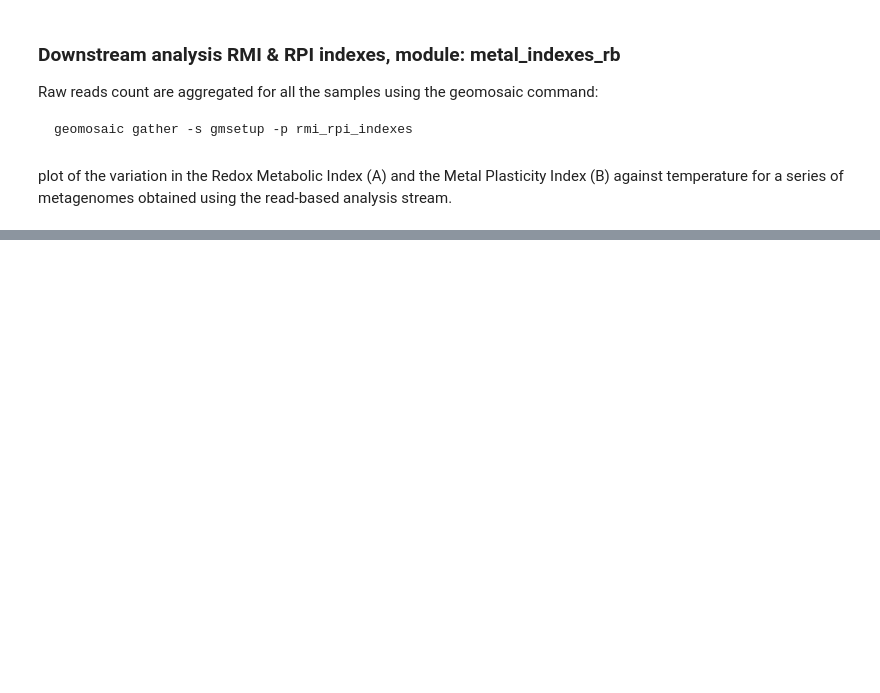
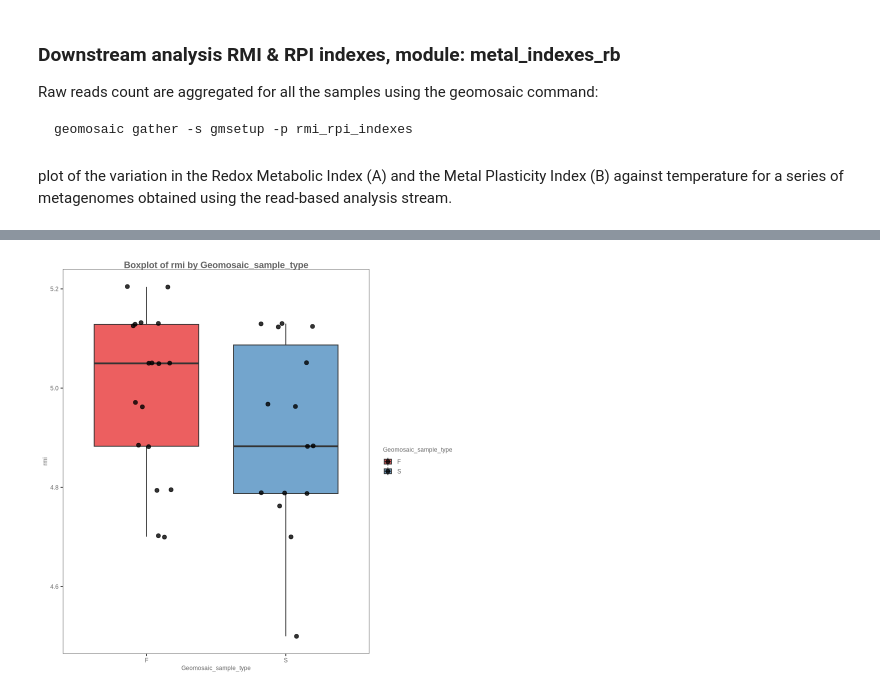
Before and after one commit to EdoT99/geomosaic_cookbook, a Jupyter notebook: notebooks/geomosaic_rmi-rpi-indexes.ipynb, the cells around one changed output, grey strips where cells are left out. Drawn from its saved outputs; the diff is of its cells as text; code cells hidden in the pictures; blank space fills up the shorter version.

Commit message:
new boxplots

```diff
--- a/notebooks/geomosaic_rmi-rpi-indexes.ipynb
+++ b/notebooks/geomosaic_rmi-rpi-indexes.ipynb
@@ -172,0 +185,4 @@ plot_boxplot(combined_df, "Geomosaic_sample_type", "rpi", "Geomosaic_sample_type
+# %%
+plot_boxplot(combined_df, "Geomosaic_sample_type", "rmi", "Geomosaic_sample_type")
+# %% [output]
+[figure, added]
```
Also changed, not shown: parts of 14 cells of this notebook.
